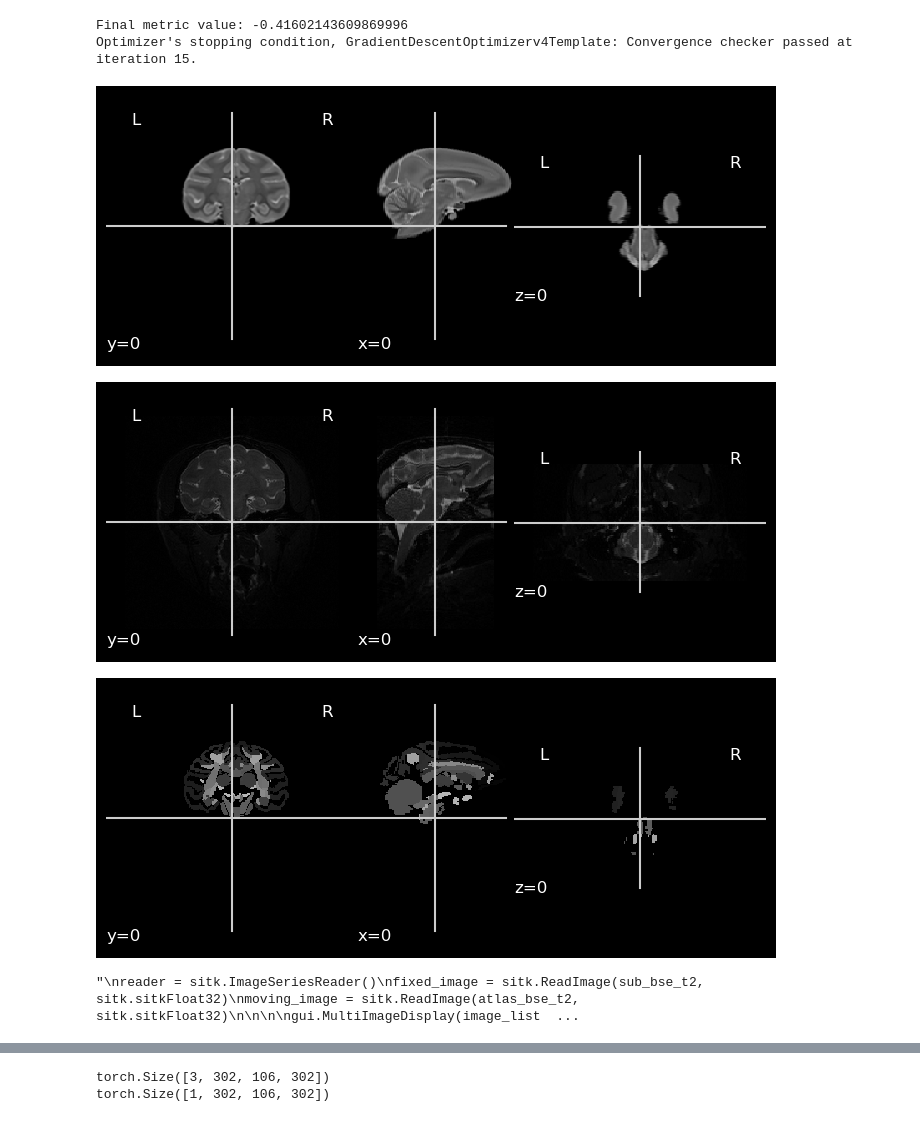
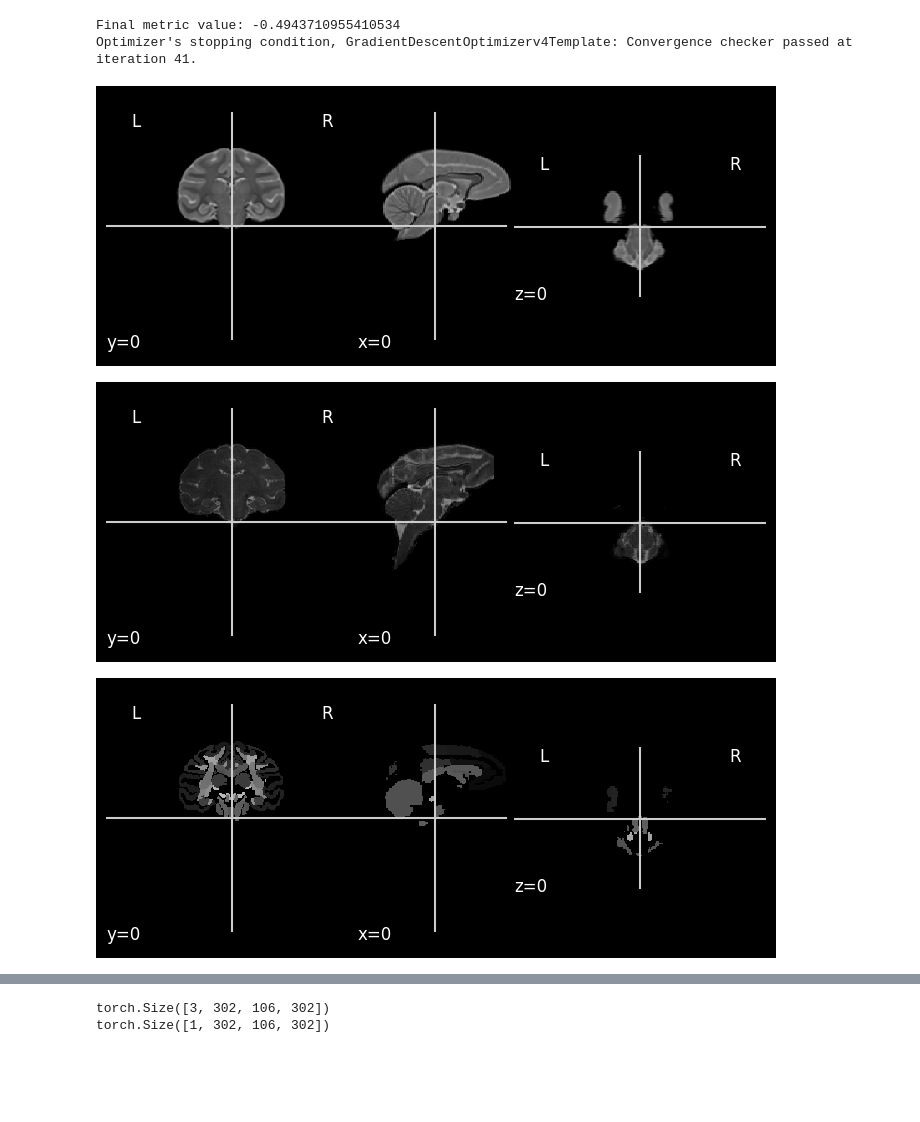
Before and after one commit to ajoshiusc/macaque_reg, a Jupyter notebook: main_reg.ipynb, the cells around one changed output, grey strips where cells are left out. Drawn from its saved outputs; the diff is of its cells as text; code cells hidden in the pictures; blank space fills up the shorter version.

```diff
--- a/main_reg.ipynb
+++ b/main_reg.ipynb
@@ -14,8 +14,8 @@ from warper import Warper
 # %matplotlib notebook
 # import gui
 # %%
-sub_bse_t2_orig = "/deneb_disk/macaque_atlas_data/test_data/MAC10.nii.gz"
-sub_bse_t2 = "/deneb_disk/macaque_atlas_data/test_data/MAC10_pad.nii.gz"
+sub_bse_t2_orig = "/deneb_disk/macaque_atlas_data/test_data/MAC10.bse.nii.gz"
+sub_bse_t2 = "/deneb_disk/macaque_atlas_data/test_data/MAC10_pad.bse.nii.gz"
 sub_mask_t2_orig = "/deneb_disk/macaque_atlas_data/test_data/MAC10.mask.nii.gz"
 sub_mask_t2 = "/deneb_disk/macaque_atlas_data/test_data/MAC10_pad.mask.nii.gz"
 
@@ -27,15 +27,23 @@ centered_atlas_labels = "/deneb_disk/macaque_atlas_data/test_data/atlas.label.ni
 
 lin_reg_map_file = "/deneb_disk/macaque_atlas_data/test_data/lin_ddf.nii.gz"
 centered_atlas_linreg = "/deneb_disk/macaque_atlas_data/test_data/atlas_lin.nii.gz"
-centered_atlas_linreg_labels = "/deneb_disk/macaque_atlas_data/test_data/atlas_lin.label.nii.gz"
+centered_atlas_linreg_labels = (
+    "/deneb_disk/macaque_atlas_data/test_data/atlas_lin.label.nii.gz"
+)
 
 nonlin_reg_map_file = "/deneb_disk/macaque_atlas_data/test_data/nonlin_ddf.nii.gz"
-centered_atlas_nonlinreg = "/deneb_disk/macaque_atlas_data/test_data/atlas_nonlin.nii.gz"
-centered_atlas_nonlinreg_labels = "/deneb_disk/macaque_atlas_data/test_data/atlas_nonlin.label.nii.gz"
+centered_atlas_nonlinreg = (
+    "/deneb_disk/macaque_atlas_data/test_data/atlas_nonlin.nii.gz"
+)
+centered_atlas_nonlinreg_labels = (
+    "/deneb_disk/macaque_atlas_data/test_data/atlas_nonlin.label.nii.gz"
+)
+
+jac_det_file = "/deneb_disk/macaque_atlas_data/test_data/jacobian_det.nii.gz"
 
 PAD = 10
 
 plot_anat(sub_bse_t2_orig)
 d = plot_anat(atlas_bse_t2)
-d.add_contours(atlas_labels, color='r')
+d.add_contours(atlas_labels, color="r")
 # %% [output]
@@ -51,46 +59,38 @@ plot_anat(sub_bse_t2)
 # %%
 fixed_image = sitk.ReadImage(sub_bse_t2, sitk.sitkFloat32)
 moving_image = sitk.ReadImage(atlas_bse_t2, sitk.sitkFloat32)
 initial_transform = sitk.CenteredTransformInitializer(
     fixed_image,
     moving_image,
     sitk.Euler3DTransform(),
     sitk.CenteredTransformInitializerFilter.GEOMETRY,
 )
 
 final_transform, _ = multires_registration(fixed_image, moving_image, initial_transform)
 
 moved_image = sitk.Resample(moving_image, fixed_image, final_transform)
 
 sitk.WriteImage(moved_image, centered_atlas)
 
-moving_image = sitk.ReadImage(atlas_labels,sitk.sitkUInt16)
-moved_image = sitk.Resample(moving_image, fixed_image, transform=final_transform,interpolator=sitk.sitkNearestNeighbor)
+moving_image = sitk.ReadImage(atlas_labels, sitk.sitkUInt16)
+moved_image = sitk.Resample(
+    moving_image,
+    fixed_image,
+    transform=final_transform,
+    interpolator=sitk.sitkNearestNeighbor,
+)
 sitk.WriteImage(moved_image, centered_atlas_labels)
 
 
 plot_anat(centered_atlas, cut_coords=(0, 0, 0))
 plot_anat(sub_bse_t2, cut_coords=(0, 0, 0))
-plot_anat(centered_atlas_labels,cut_coords=(0,0,0))
+plot_anat(centered_atlas_labels, cut_coords=(0, 0, 0))
 
 show()
-
-
-"""
-reader = sitk.ImageSeriesReader()
-fixed_image = sitk.ReadImage(sub_bse_t2, sitk.sitkFloat32)
-moving_image = sitk.ReadImage(atlas_bse_t2, sitk.sitkFloat32)
-
-
-
-gui.MultiImageDisplay(image_list = [fixed_image, moving_image],
-                      title_list = ['fixed image', 'moving image']);
-"""
 # %% [output]
-Final metric value: -0.41602143609869996
-Optimizer's stopping condition, GradientDescentOptimizerv4Template: Convergence checker passed at iteration 15.
+Final metric value: -0.4943710955410534
+Optimizer's stopping condition, GradientDescentOptimizerv4Template: Convergence checker passed at iteration 41.
-[figure, old version]
+[figure, new version]
-[figure, old version]
+[figure, new version]
-[figure, old version]
+[figure, new version]
-"\nreader = sitk.ImageSeriesReader()\nfixed_image = sitk.ReadImage(sub_bse_t2, sitk.sitkFloat32)\nmoving_image = sitk.ReadImage(atlas_bse_t2, sitk.sitkFloat32)\n\n\n\ngui.MultiImageDisplay(image_list  ...
 # %%
```
Also changed, not shown: parts of 10 cells of this notebook, 3 other files.
